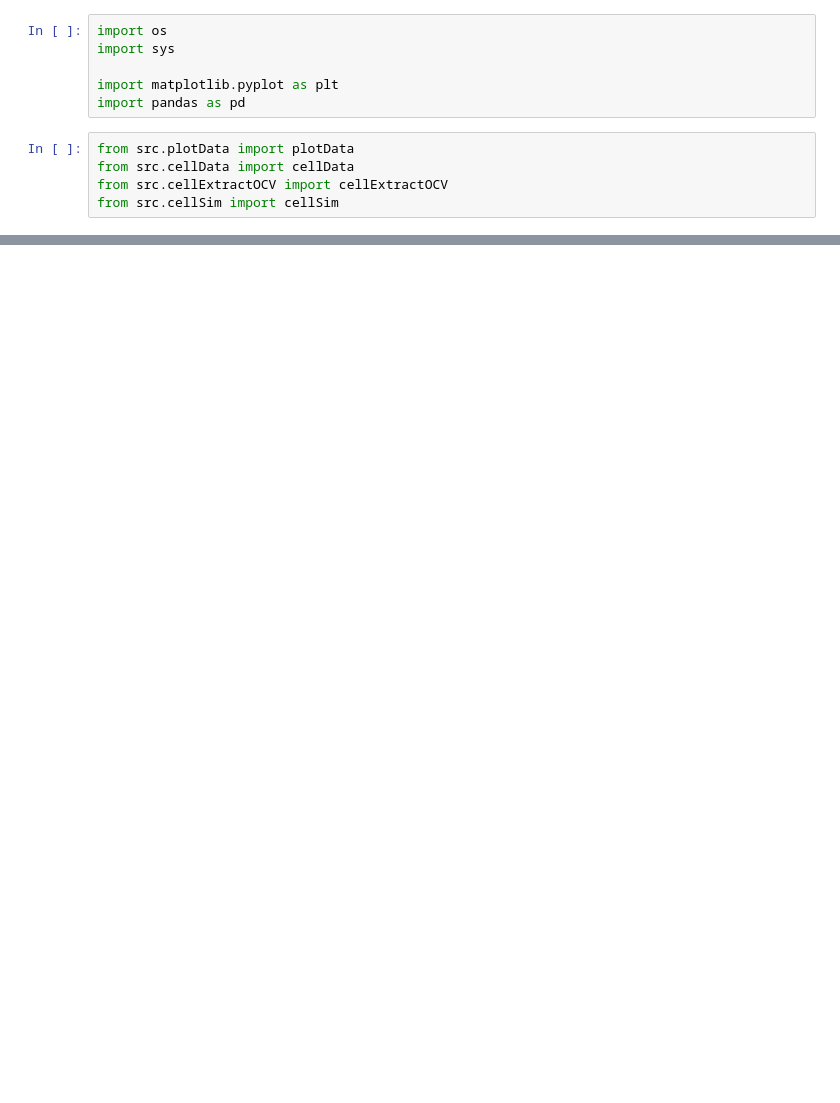
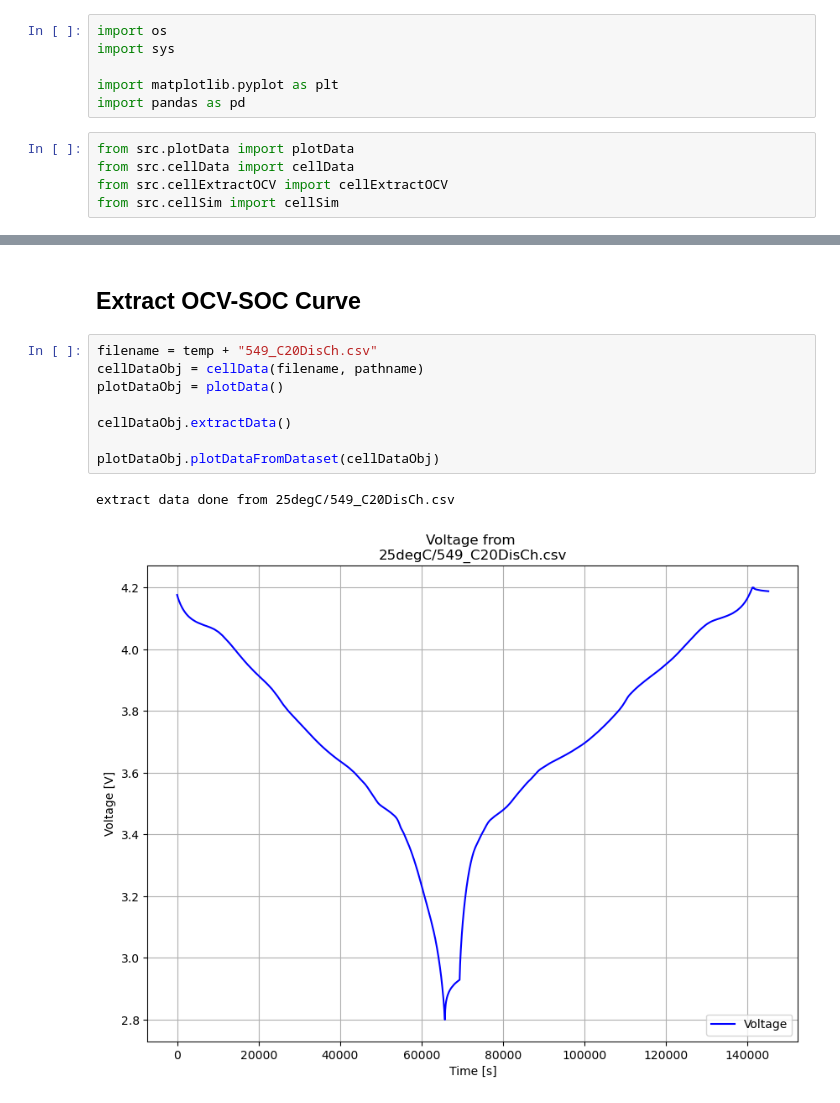
Before and after one commit to raghuramshankar/data-driven-modelling-of-li-ion-batteries, a Jupyter notebook: main.ipynb, the cells around one changed output, grey strips where cells are left out. Drawn from its saved outputs; the diff is of its cells as text; blank space fills up the shorter version.

```diff
--- a/main.ipynb
+++ b/main.ipynb
@@ -75,0 +45,13 @@ RMS error =  20.095525362647045
+# %% [markdown]
+## Extract OCV-SOC Curve
+# %%
+filename = temp + "549_C20DisCh.csv"
+cellDataObj = cellData(filename, pathname)
+plotDataObj = plotData()
+
+cellDataObj.extractData()
+
+plotDataObj.plotDataFromDataset(cellDataObj)
+# %% [output]
+extract data done from 25degC/549_C20DisCh.csv
+[figure, added]
```
Also changed, not shown: parts of 8 cells of this notebook, 5 other files.
